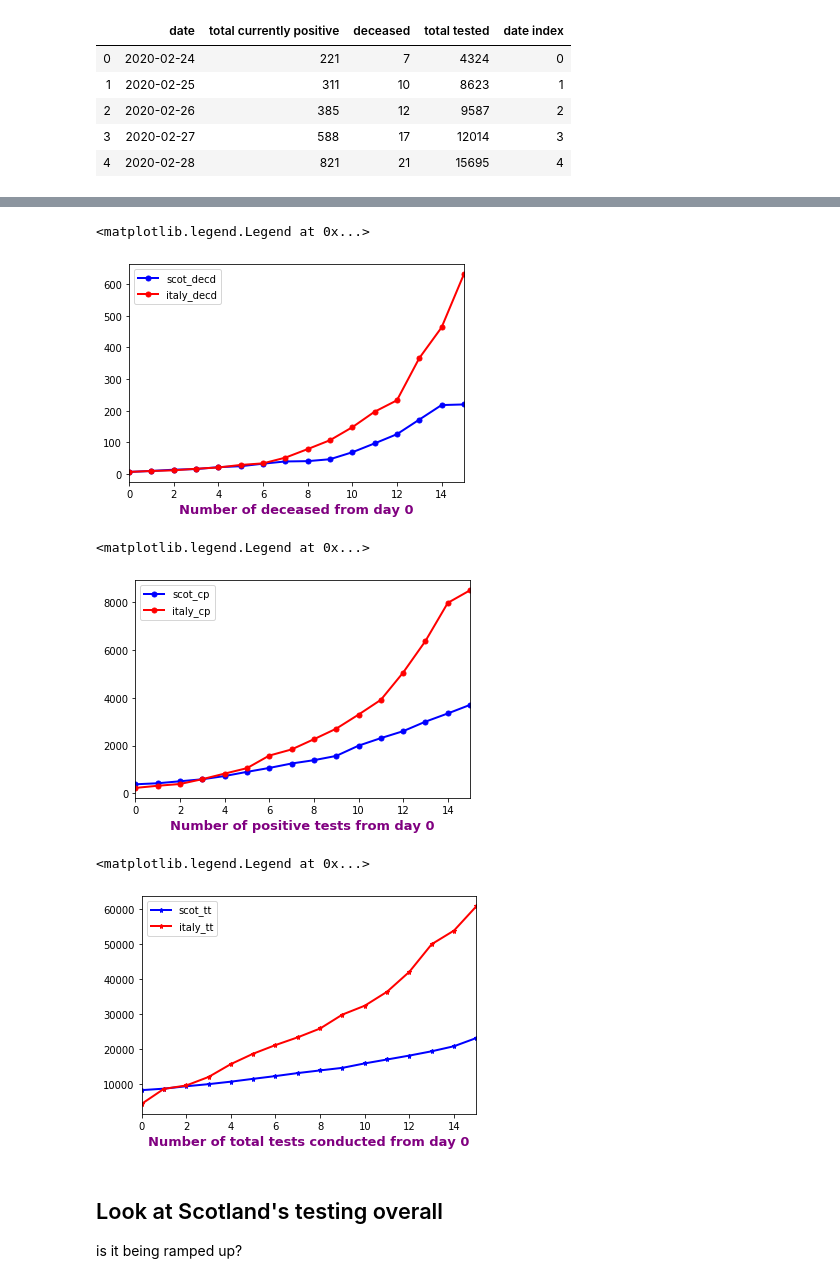
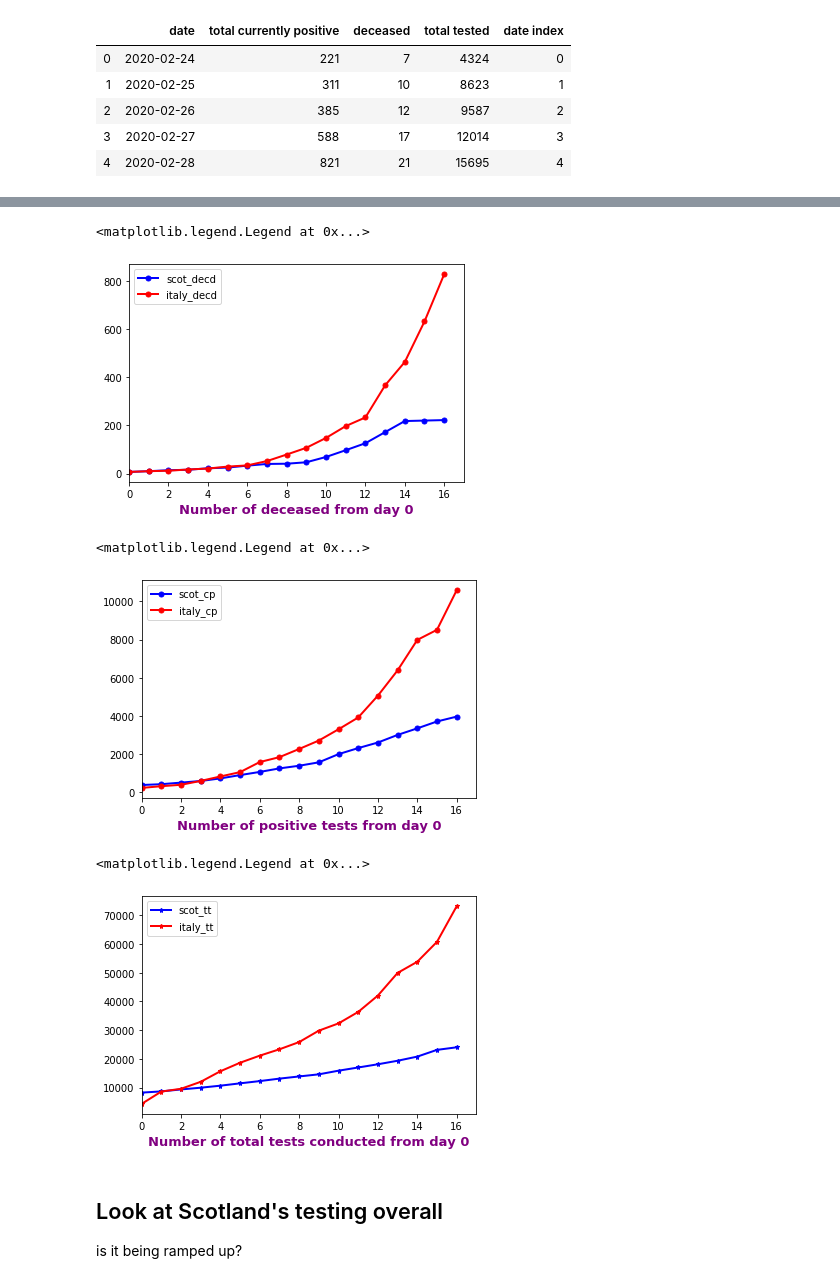
Before and after one commit to watty62/Scot_covid19, a Jupyter notebook: compare countries.ipynb, the cells around one changed output, grey strips where cells are left out. Drawn from its saved outputs; the diff is of its cells as text; code cells hidden in the pictures.

```diff
--- a/compare countries.ipynb
+++ b/compare countries.ipynb
@@ -183,34 +187,34 @@ df_merged
 # multiple line plot
 plt.plot( 'date index', 'scot_decd', data=df_merged, marker='o', markerfacecolor='blue', markersize=5, color='blue', linewidth=2)
 plt.plot( 'date index', 'italy_decd', data=df_merged, marker='o', markerfacecolor='red', markersize=5, color='red', linewidth=2)
-plt.xlim(0,15)
+plt.xlim(0,17)
 plt.xlabel('Number of deceased from day 0', fontweight='bold', color = 'Purple', fontsize='13', horizontalalignment='center')
 plt.legend()
 # %% [output]
 <matplotlib.legend.Legend at 0x...>
-[figure, old version]
+[figure, new version]
 # %%
 #plot our number of Confirmed Positive cases for Scotland and Italy
 
 plt.plot( 'date index', 'scot_cp', data=df_merged, marker='o', markerfacecolor='blue', markersize=5, color='blue', linewidth=2)
 plt.plot( 'date index', 'italy_cp', data=df_merged, marker='o', markerfacecolor='red', markersize=5, color='red', linewidth=2)
-plt.xlim(0,15)
+plt.xlim(0,17)
 plt.xlabel('Number of positive tests from day 0', fontweight='bold', color = 'Purple', fontsize='13', horizontalalignment='center')
 plt.legend()
 # %% [output]
 <matplotlib.legend.Legend at 0x...>
-[figure, old version]
+[figure, new version]
 # %%
 #plot our Total number of Tests administered for Scotland and Italy
 
 plt.plot( 'date index', 'scot_tt', data=df_merged, marker='*', markerfacecolor='blue', markersize=5, color='blue', linewidth=2)
 plt.plot( 'date index', 'italy_tt', data=df_merged, marker='*', markerfacecolor='red', markersize=5, color='red', linewidth=2)
-plt.xlim(0,15)
+plt.xlim(0,17)
 plt.xlabel('Number of total tests conducted from day 0', fontweight='bold', color = 'Purple', fontsize='13', horizontalalignment='center')
 plt.legend()
 # %% [output]
 <matplotlib.legend.Legend at 0x...>
-[figure, old version]
+[figure, new version]
 # %% [markdown]
 ## Look at Scotland's testing overall
 is it being ramped up?
```
Also changed, not shown: parts of 18 cells of this notebook, 5 other files.
